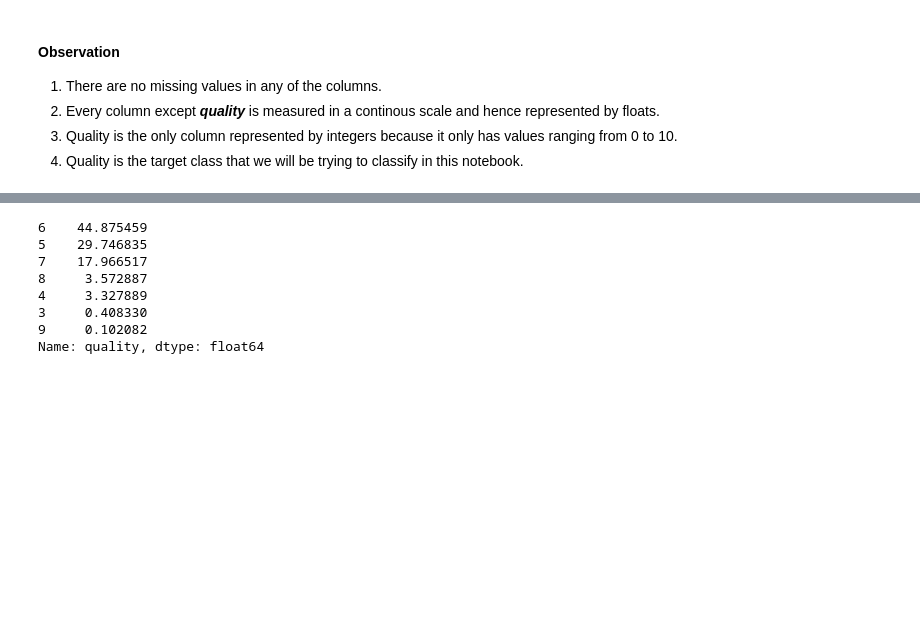
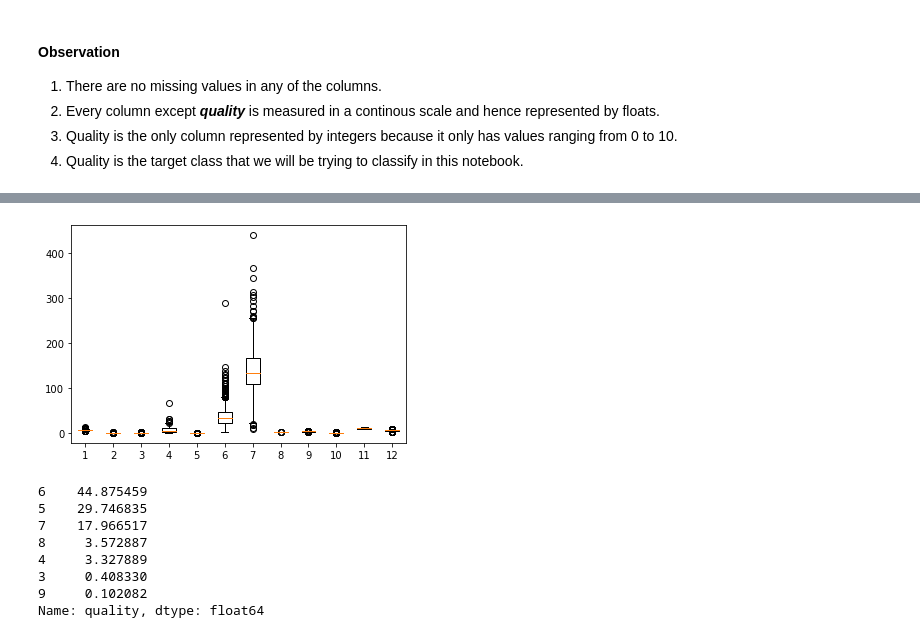
Before and after one commit to shaarick/F21DL, a Jupyter notebook: CW Wine Quality.ipynb, the cells around one changed output, grey strips where cells are left out. Drawn from its saved outputs; the diff is of its cells as text; code cells hidden in the pictures; blank space fills up the shorter version.

```diff
--- a/CW Wine Quality.ipynb
+++ b/CW Wine Quality.ipynb
@@ -81,9 +81,11 @@ memory usage: 459.3 KB
 # %%
 # Box plot for target class Quality
 fig = px.box(df, x="quality")
+plt.boxplot(df)
 fig.show()
 # %% [output]
 [interactive output not drawn]
+[figure, added]
 # %%
 # See unique values for Quality column as percentages.
 
```
